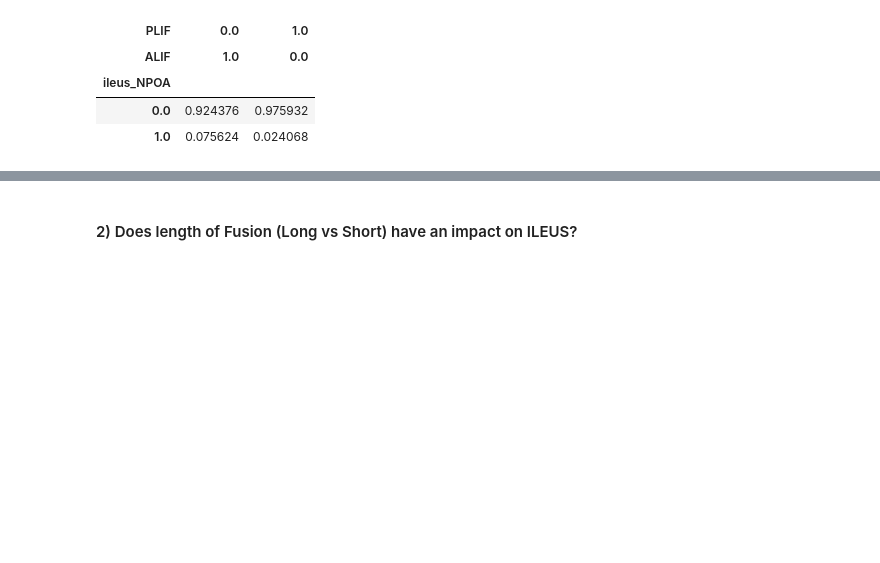
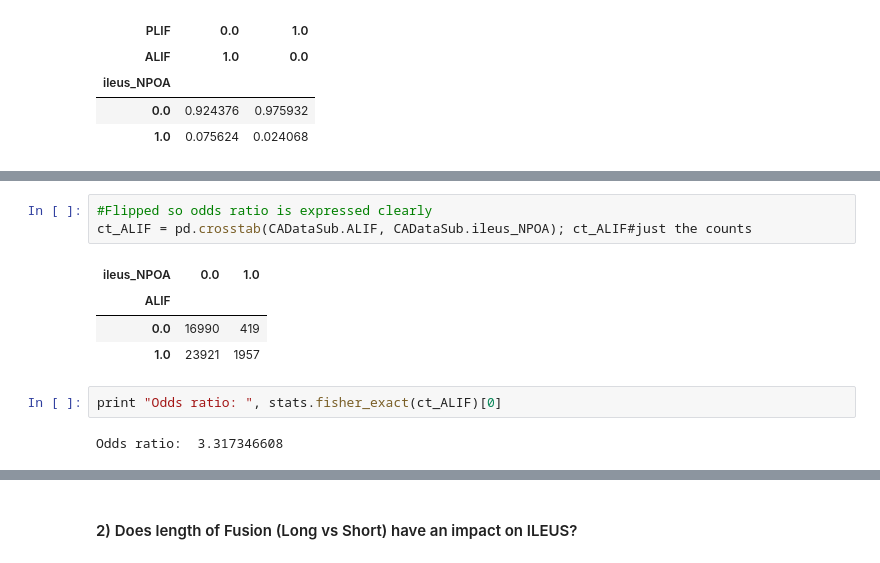
Before and after one commit to vionawu902/Loyola-ILEUS-Analysis, a Jupyter notebook: Analysis with CI.ipynb, the cells around one changed output, grey strips where cells are left out. Saved outputs shown, nothing was run; the diff lists cells and outputs as text; blank space fills up the shorter version.

Commit message:
added odds ratios

```diff
--- a/Analysis with CI.ipynb
+++ b/Analysis with CI.ipynb
@@ -103,0 +105,12 @@ sample estimates:
+# %%
+#Flipped so odds ratio is expressed clearly
+ct_ALIF = pd.crosstab(CADataSub.ALIF, CADataSub.ileus_NPOA); ct_ALIF#just the counts
+# %% [output]
+| ileus_NPOA | 0.0 | 1.0 |
+| ALIF |  |  |
+| 0.0 | 16990 | 419 |
+| 1.0 | 23921 | 1957 |
+# %%
+print "Odds ratio: ", stats.fisher_exact(ct_ALIF)[0]
+# %% [output]
+Odds ratio:  3.317346608
```
Also changed, not shown: parts of 17 cells of this notebook.
